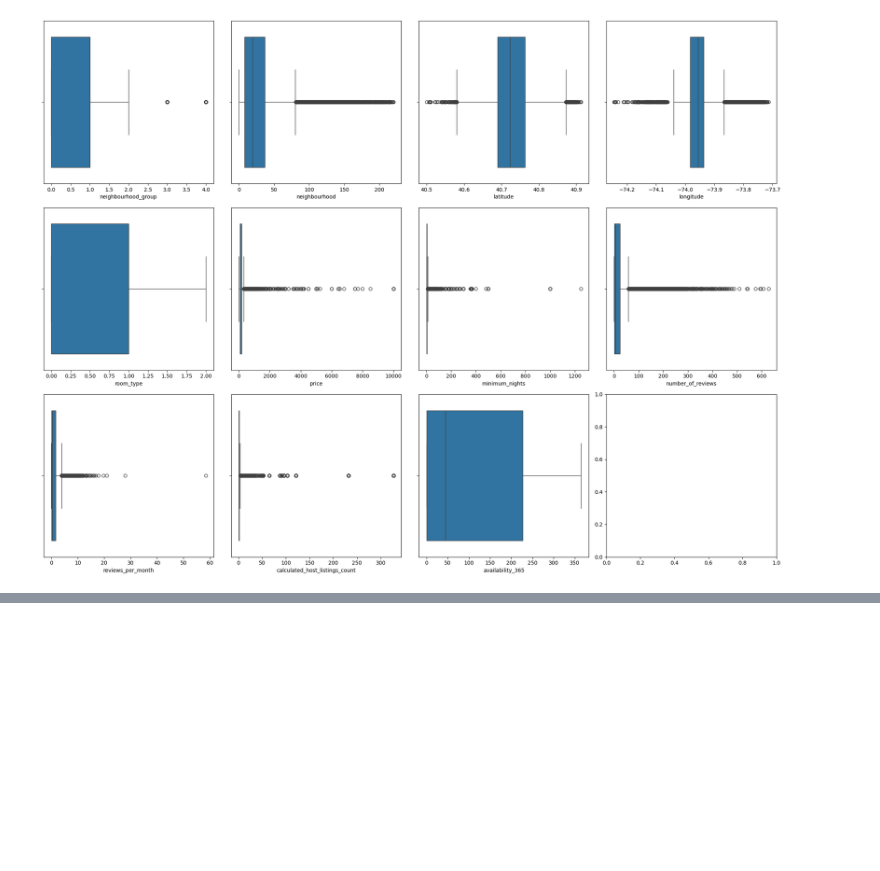
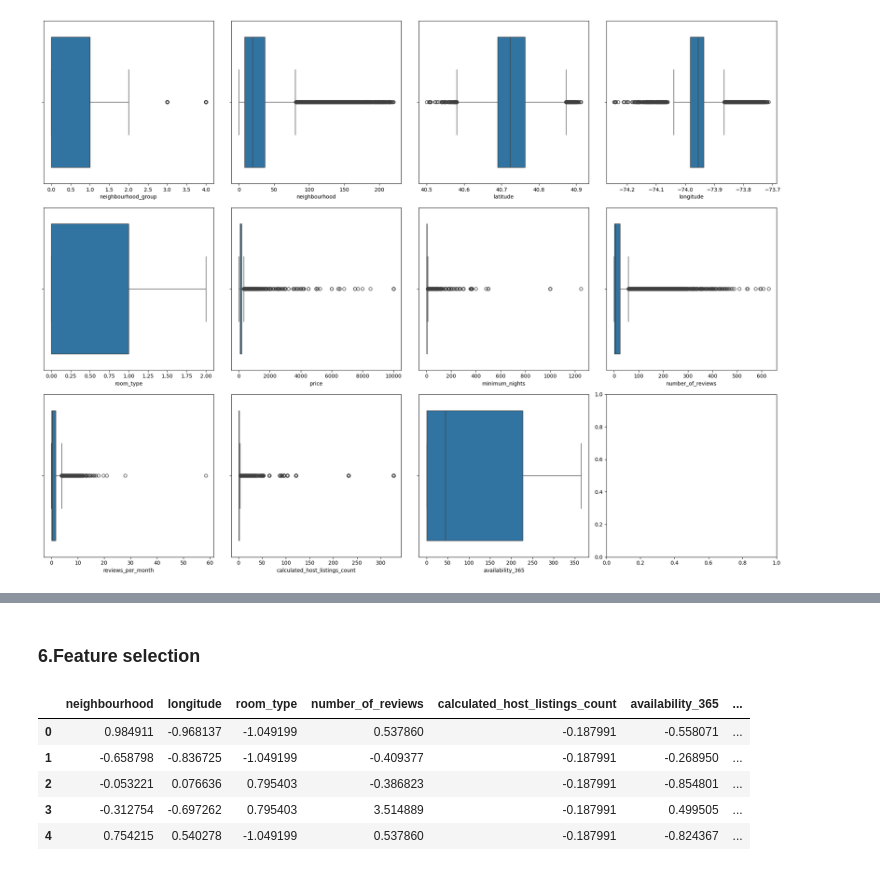
Before and after one commit to TatianaCC/machine-learning-python-template, a Jupyter notebook: src/app.ipynb, the cells around one changed output, grey strips where cells are left out. Saved outputs shown, nothing was run; the diff lists cells and outputs as text; code cells hidden in the pictures; blank space fills up the shorter version.

```diff
--- a/src/app.ipynb
+++ b/src/app.ipynb
@@ -228,0 +369,21 @@ plt.tight_layout()
+# %% [markdown]
+### 6.Feature selection
+# %%
+from sklearn.feature_selection import f_classif, SelectKBest, mutual_info_classif #After trying both methods, I find the better the ANOVA's selection
+
+selection_model = SelectKBest(f_classif, k = 7)
+selection_model.fit(X_train_norm, y_train)
+ix = selection_model.get_support()
+X_train_sel = pd.DataFrame(selection_model.transform(X_train_norm), columns = X_train_norm.columns.values[ix])
+
+dump(selection_model, open("../data/processed/selection_model.sav", "wb"))
+X_train_sel.to_csv('../data/processed/AB_NYC_2019_norm_Xtrain.csv', index=False)
+
+X_train_sel.head()
+# %% [output]
+|  | neighbourhood | longitude | room_type | number_of_reviews | calculated_host_listings_count | availability_365 | ... |
+| 0 | 0.984911 | -0.968137 | -1.049199 | 0.537860 | -0.187991 | -0.558071 | ... |
+| 1 | -0.658798 | -0.836725 | -1.049199 | -0.409377 | -0.187991 | -0.268950 | ... |
+| 2 | -0.053221 | 0.076636 | 0.795403 | -0.386823 | -0.187991 | -0.854801 | ... |
+| 3 | -0.312754 | -0.697262 | 0.795403 | 3.514889 | -0.187991 | 0.499505 | ... |
+| 4 | 0.754215 | 0.540278 | -1.049199 | 0.537860 | -0.187991 | -0.824367 | ... |
```
Also changed, not shown: parts of 18 cells of this notebook, 12 other files.
